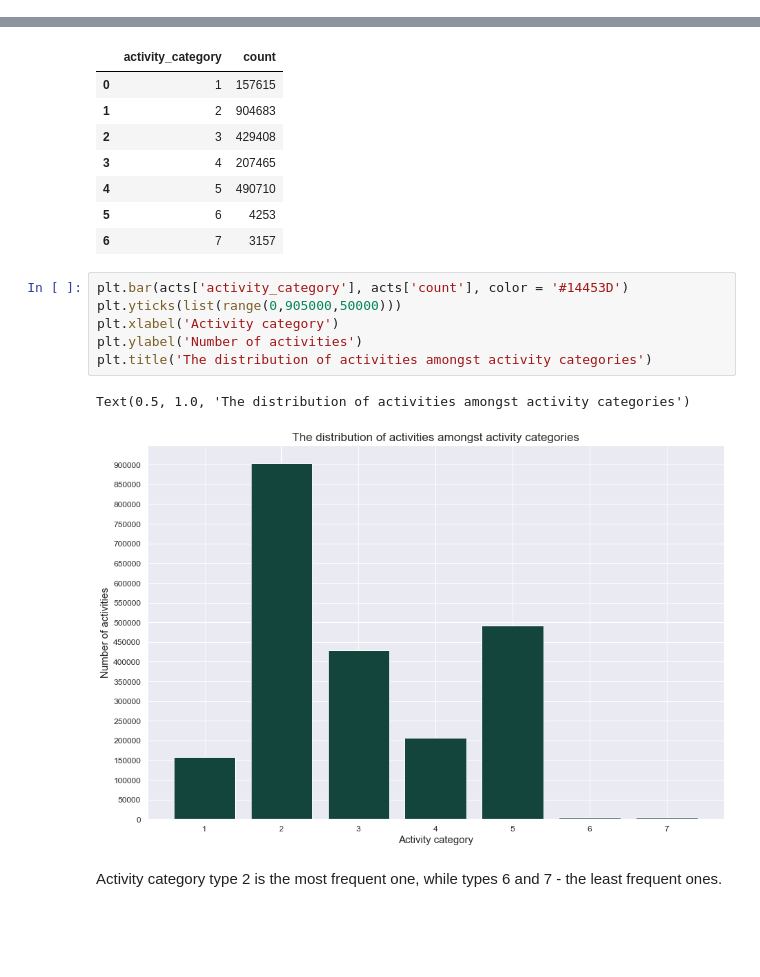
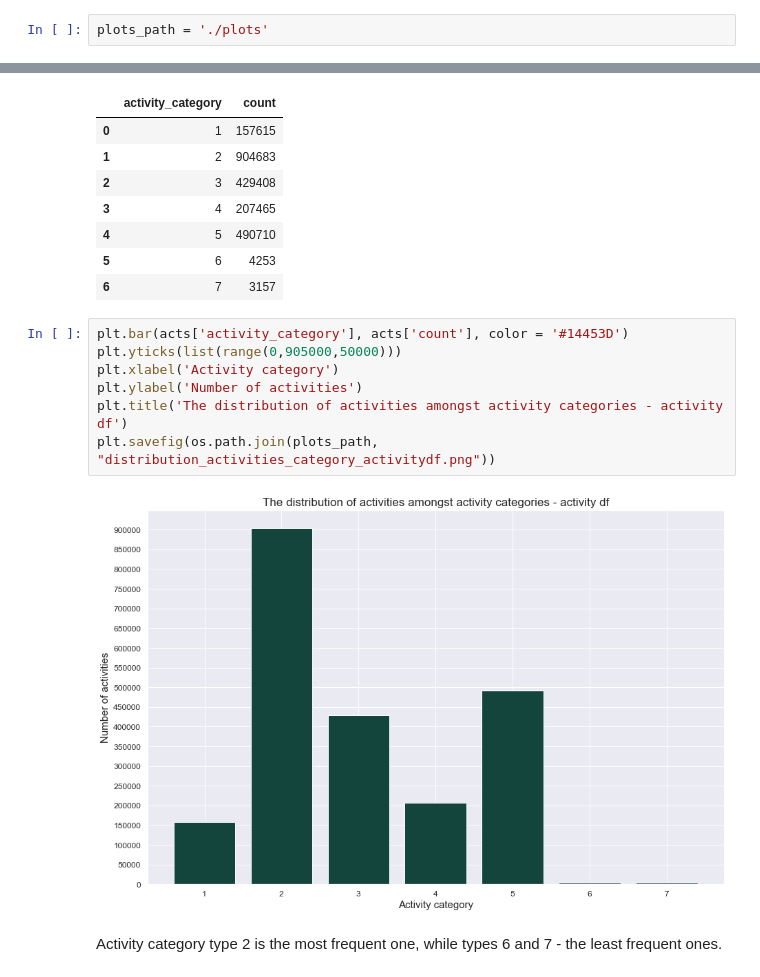
Before and after one commit to joanlenczuk/red_hat_project, a Jupyter notebook: data_exploration_red_hat.ipynb, the cells around one changed output, grey strips where cells are left out. Drawn from its saved outputs; the diff is of its cells as text; blank space fills up the shorter version.

```diff
--- a/data_exploration_red_hat.ipynb
+++ b/data_exploration_red_hat.ipynb
@@ -36,0 +55,2 @@ plt.rc('axes', titlesize=BIGGER_SIZE)
+# %%
+plots_path = './plots'
@@ -502,12 +527,12 @@ acts
 # %%
 plt.bar(acts['activity_category'], acts['count'], color = '#14453D')
 plt.yticks(list(range(0,905000,50000)))
 plt.xlabel('Activity category')
 plt.ylabel('Number of activities')
-plt.title('The distribution of activities amongst activity categories')
+plt.title('The distribution of activities amongst activity categories - activity df')
+plt.savefig(os.path.join(plots_path, "distribution_activities_category_activitydf.png"))
 # %% [output]
-Text(0.5, 1.0, 'The distribution of activities amongst activity categories')
-[figure, old version]
+[figure, new version]
 # %% [markdown]
 Activity category type 2 is the most frequent one, while types 6 and 7 - the least frequent ones.
 # %% [markdown]
```
Also changed, not shown: parts of 25 cells of this notebook, 22 other files.
